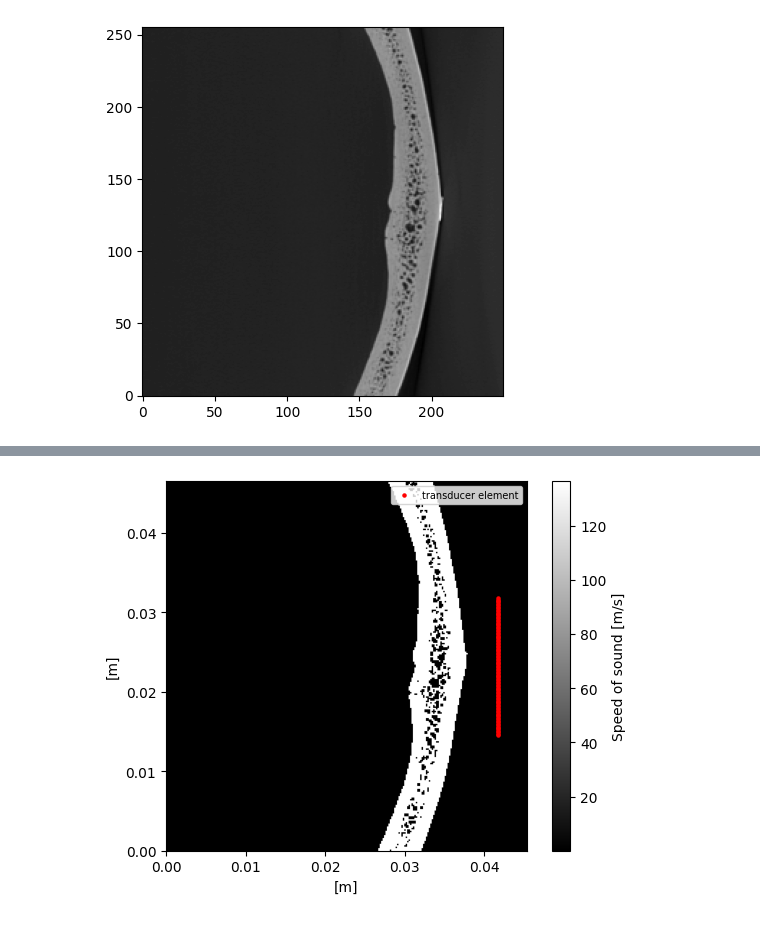
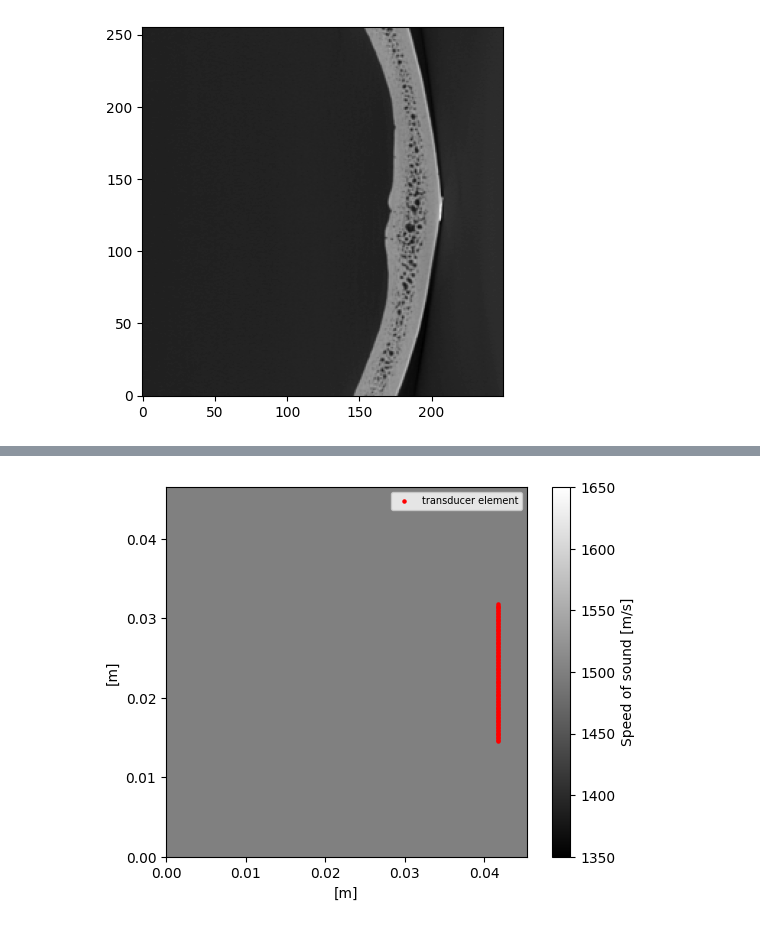
Before and after one commit to thomasrribeiro/brainhackFUS, a Jupyter notebook: notebooks/skull_attenuation.ipynb, the cells around one changed output, grey strips where cells are left out. Drawn from its saved outputs; the diff is of its cells as text; code cells hidden in the pictures.

Commit message:
skull atten w homogeneous

```diff
--- a/notebooks/skull_attenuation.ipynb
+++ b/notebooks/skull_attenuation.ipynb
@@ -101,8 +101,13 @@ from jwave_utils import get_homogeneous_medium, get_skull_medium
 # get mediums
 c0 = 1500 # speed of sound in water [m/s]
 speed_homogeneous, density_homogeneous = get_homogeneous_medium(domain, background_std=0)
+attenuation_homogeneous = water_attenuations[transducer_frequency]
+
+speed_homogeneous = FourierSeries(jnp.expand_dims(speed_homogeneous, -1), domain)
+density_homogeneous = FourierSeries(jnp.expand_dims(density_homogeneous, -1), domain)
+attenuation_homogeneous = FourierSeries(jnp.expand_dims(attenuation_homogeneous, -1), domain)
+
 speed_skull, density_skull = get_skull_medium(domain, skull_array, background_std=0)
-
 attenuation_skull = np.zeros(domain.N)
 attenuation_skull[skull_array > 20000] = skull_attenuations[transducer_frequency]
 attenuation_skull[attenuation_skull==0] = water_attenuations[transducer_frequency]
@@ -115,22 +120,30 @@ medium = Medium(
     domain=domain,
     sound_speed=speed_skull,
     density=density_skull,
-    attenuation=attenuation_skull, # uncomment to model attenuation
+    attenuation=0,#attenuation_skull,
     pml_size=pml[0],
 )
+
+medium_homogenous = Medium(
+    domain=domain,
+    sound_speed=speed_homogeneous,
+    density=density_homogeneous,
+    attenuation=0,#attenuation_homogeneous,
+    pml_size=pml[0],
+)
 # %%
 ext = [0, N[1]*dx[1], N[0]*dx[0], 0]
 plt.scatter(element_positions[1]*dx[1], element_positions[0]*dx[0],
             c='r', marker='o', s=5, label='transducer element')
-plt.imshow(attenuation_skull.params, cmap='gray', extent=ext)
+plt.imshow(medium_homogenous.sound_speed.params, cmap='gray', extent=ext)
 plt.colorbar(label='Speed of sound [m/s]')
 plt.xlabel('[m]')
 plt.ylabel('[m]')
 plt.legend(prop={'size': 7})
 plt.gca().invert_yaxis()
 plt.show()
 # %% [output]
-[figure, old version]
+[figure, new version]
 # %%
 src_field = jnp.zeros(N).astype(jnp.complex64)
 src_field = src_field.at[element_positions[0], element_positions[1]].set(1.0)
```
Also changed, not shown: parts of 4 cells of this notebook.
